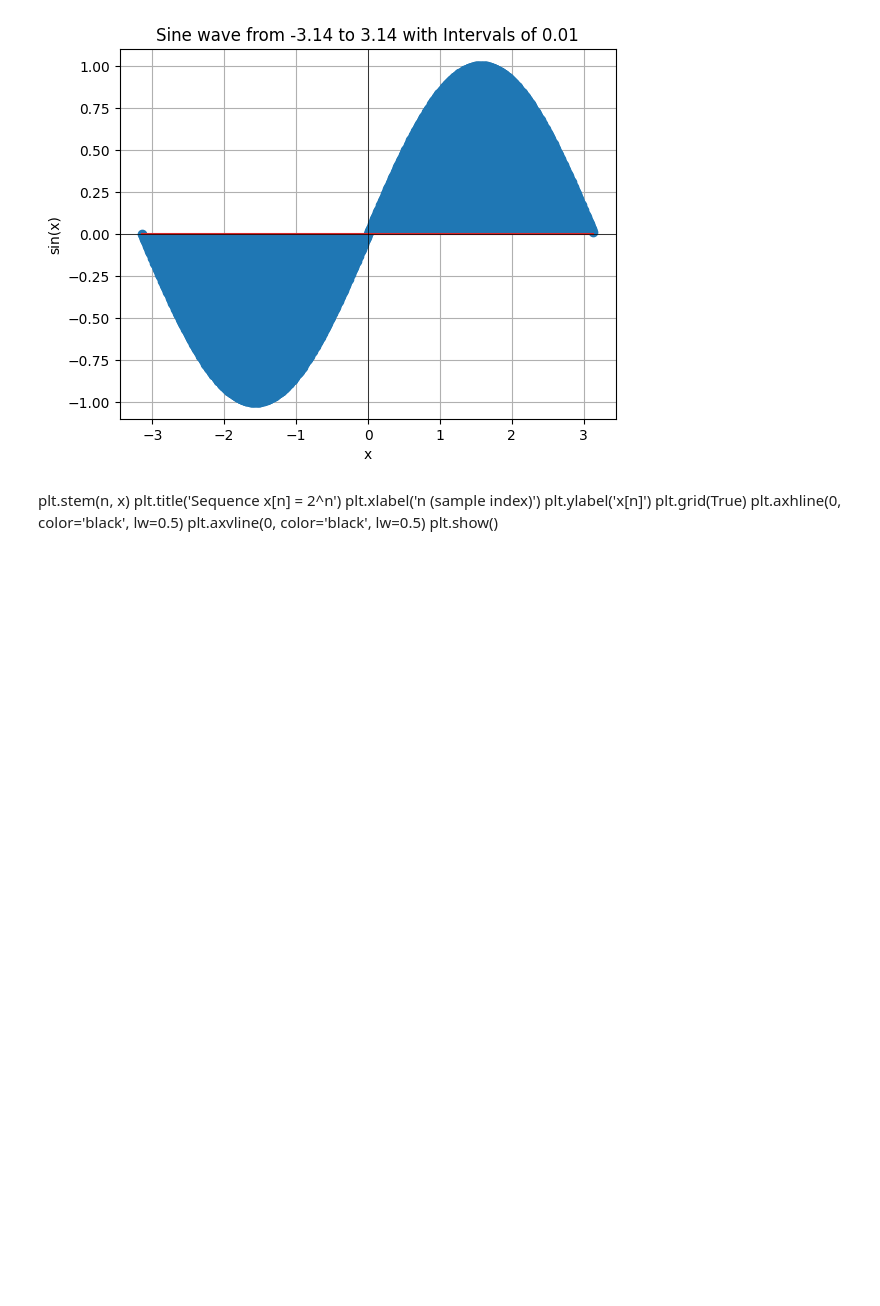
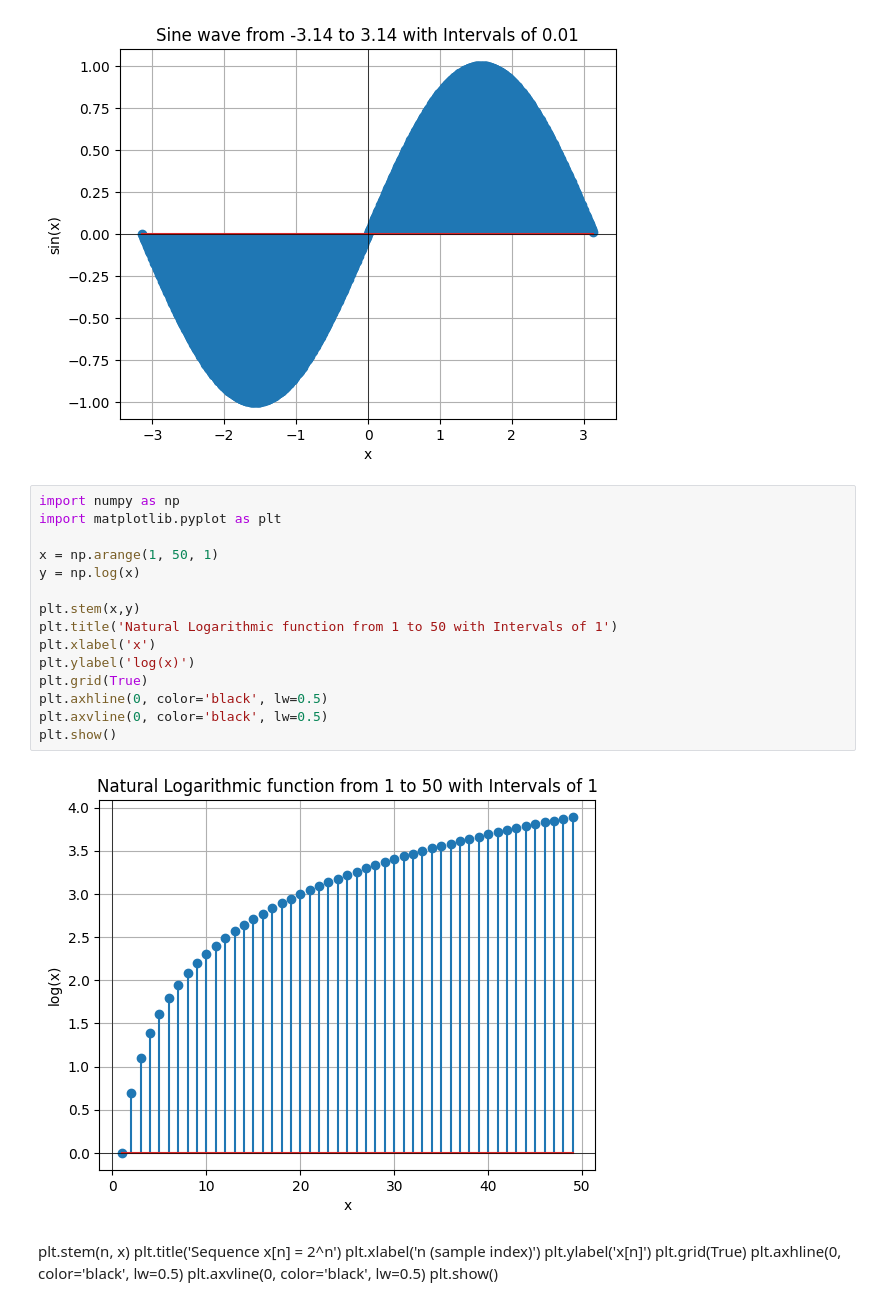
Before and after one commit to oscarbryan-magtibay/dspCPE4A2526, a Jupyter notebook: dspPython/activity.ipynb, the cells around one changed output. Cells and saved outputs as stored; diff of their text form; blank space fills up the shorter version.

Commit message:
updated code for August 13 2025
Sinusoidal wave and natural logarithm function activity for august 13 2025

```diff
--- a/dspPython/activity.ipynb
+++ b/dspPython/activity.ipynb
@@ -39,6 +39,23 @@ plt.axvline(0, color='black', lw=0.5)
 plt.show()
 # %% [output]
 [figure]
+# %%
+import numpy as np
+import matplotlib.pyplot as plt
+
+x = np.arange(1, 50, 1)
+y = np.log(x)
+
+plt.stem(x,y)
+plt.title('Natural Logarithmic function from 1 to 50 with Intervals of 1')
+plt.xlabel('x')
+plt.ylabel('log(x)')
+plt.grid(True)
+plt.axhline(0, color='black', lw=0.5)
+plt.axvline(0, color='black', lw=0.5)
+plt.show()
+# %% [output]
+[figure, added]
 # %% [markdown]
 plt.stem(n, x)
 plt.title('Sequence x[n] = 2^n')
```
